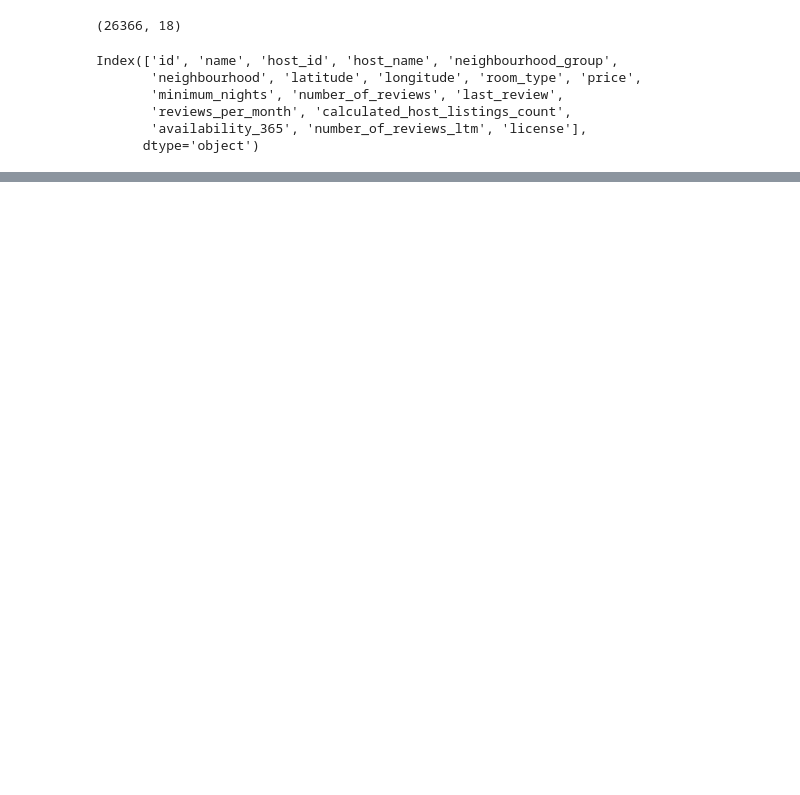
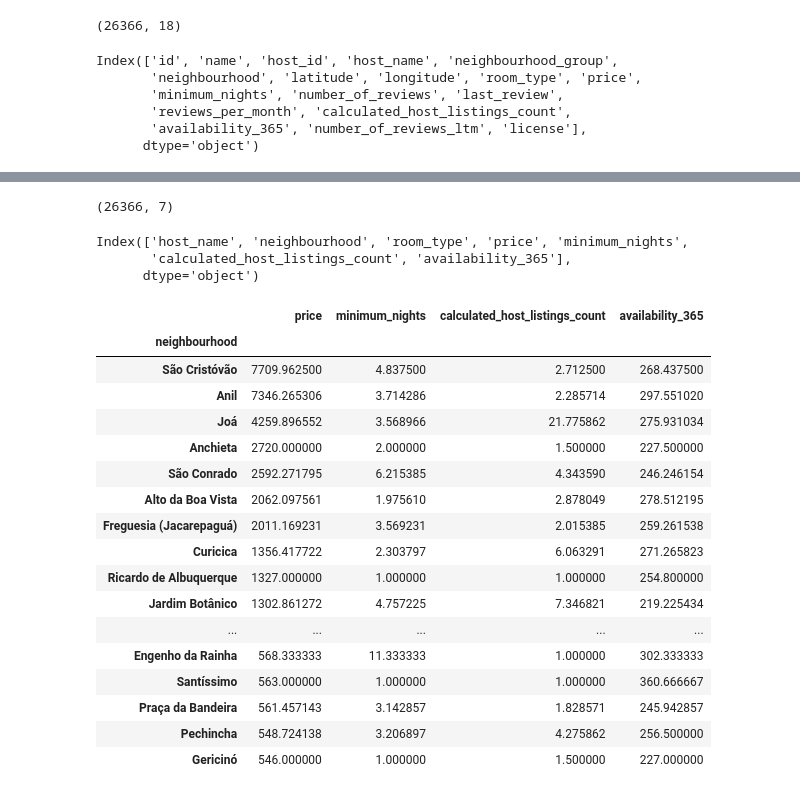
Before and after one commit to paulojr86/AnaliseDeDados-AirBnB-RJ, a Jupyter notebook: AnaliseDeDados-AirBnB-RJ.ipynb, the cells around one changed output, grey strips where cells are left out. Cells and saved outputs as stored; diff of their text form; code cells hidden in the pictures; blank space fills up the shorter version.

```diff
--- a/AnaliseDeDados-AirBnB-RJ.ipynb
+++ b/AnaliseDeDados-AirBnB-RJ.ipynb
@@ -62,3 +63,35 @@ df2.head(30)
 | 27 | Lindenberg | Pavuna | Entire home/apt | 681 | 1 | 1 | 365 |
 | 28 | Mauro | Jardim Guanabara | Entire home/apt | 105 | 2 | 1 | 365 |
 | 29 | Jorgina | Pavuna | Entire home/apt | 500 | 1 | 1 | 179 |
+# %%
+df2.shape
+# %% [output]
+(26366, 7)
+# %%
+df2.columns
+# %% [output]
+Index(['host_name', 'neighbourhood', 'room_type', 'price', 'minimum_nights',
+       'calculated_host_listings_count', 'availability_365'],
+      dtype='object')
+# %%
+#Médias das colunas numéricas em relação aos bairros
+df2.groupby(['neighbourhood']).mean().sort_values(by='price', ascending = False).head(50)
+# %% [output]
+|  | price | minimum_nights | calculated_host_listings_count | availability_365 |
+| neighbourhood |  |  |  |  |
+| São Cristóvão | 7709.962500 | 4.837500 | 2.712500 | 268.437500 |
+| Anil | 7346.265306 | 3.714286 | 2.285714 | 297.551020 |
+| Joá | 4259.896552 | 3.568966 | 21.775862 | 275.931034 |
+| Anchieta | 2720.000000 | 2.000000 | 1.500000 | 227.500000 |
+| São Conrado | 2592.271795 | 6.215385 | 4.343590 | 246.246154 |
+| Alto da Boa Vista | 2062.097561 | 1.975610 | 2.878049 | 278.512195 |
+| Freguesia (Jacarepaguá) | 2011.169231 | 3.569231 | 2.015385 | 259.261538 |
+| Curicica | 1356.417722 | 2.303797 | 6.063291 | 271.265823 |
+| Ricardo de Albuquerque | 1327.000000 | 1.000000 | 1.000000 | 254.800000 |
+| Jardim Botânico | 1302.861272 | 4.757225 | 7.346821 | 219.225434 |
+| ... | ... | ... | ... | ... |
+| Engenho da Rainha | 568.333333 | 11.333333 | 1.000000 | 302.333333 |
+| Santíssimo | 563.000000 | 1.000000 | 1.000000 | 360.666667 |
+| Praça da Bandeira | 561.457143 | 3.142857 | 1.828571 | 245.942857 |
+| Pechincha | 548.724138 | 3.206897 | 4.275862 | 256.500000 |
+| Gericinó | 546.000000 | 1.000000 | 1.500000 | 227.000000 |
```
Also changed, not shown: parts of 13 cells of this notebook.
